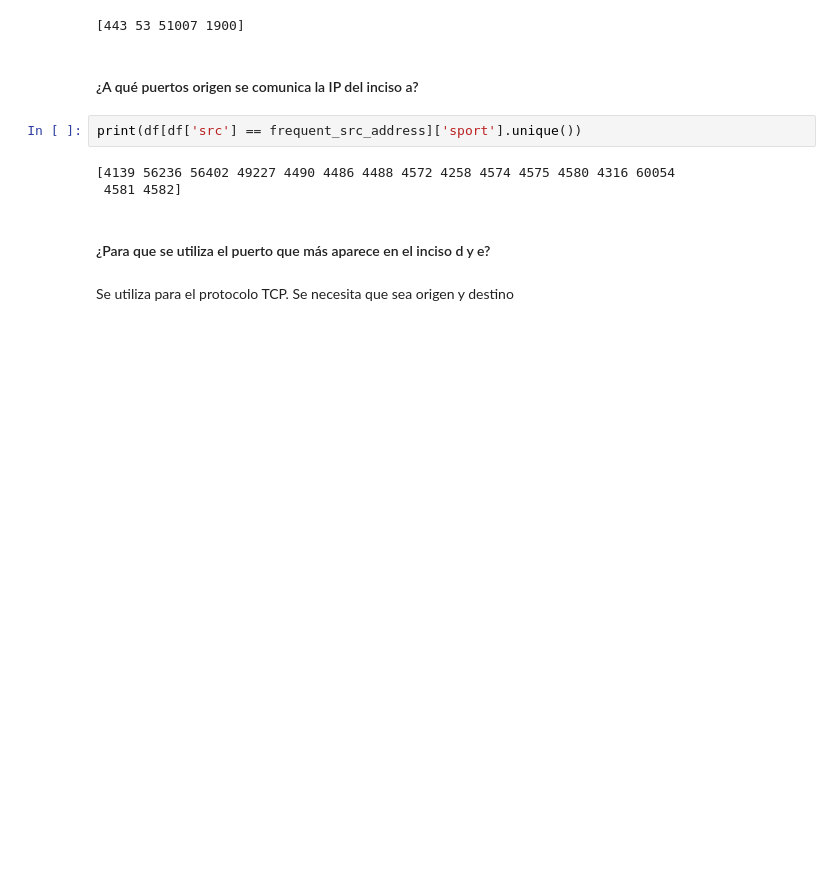
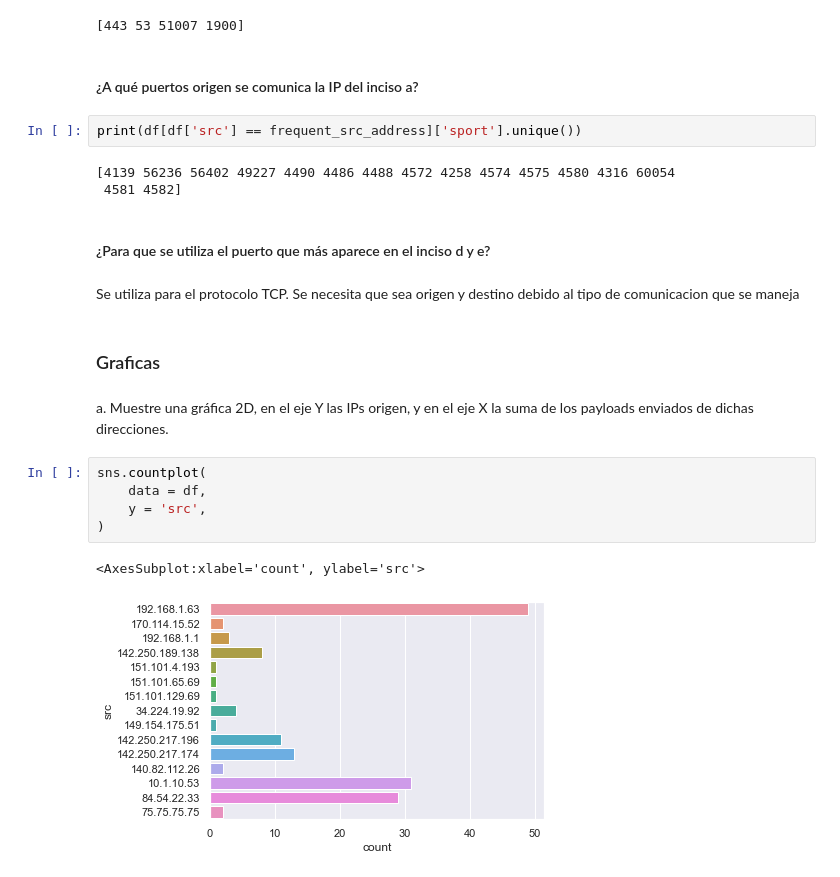
Before and after one commit to saritazavala/SDS-LAB05, a Jupyter notebook: Parte 1.ipynb, the cells around one changed output. Drawn from its saved outputs; the diff is of its cells as text; blank space fills up the shorter version.

```diff
--- a/Parte 1.ipynb
+++ b/Parte 1.ipynb
@@ -149,4 +149,16 @@ print(df[df['src'] == frequent_src_address]['sport'].unique())
 # %% [markdown]
 #### ¿Para que se utiliza el puerto que más aparece en el inciso  d y e?
 # %% [markdown]
-Se utiliza para el protocolo TCP. Se necesita que sea origen y destino
+Se utiliza para el protocolo TCP. Se necesita que sea origen y destino debido al tipo de comunicacion que se maneja
+# %% [markdown]
+### Graficas
+# %% [markdown]
+a. Muestre una gráfica 2D, en el eje Y las IPs origen, y en el eje X la suma de los payloads enviados de dichas direcciones.
+# %%
+sns.countplot(
+    data = df,
+    y = 'src',
+)
+# %% [output]
+<AxesSubplot:xlabel='count', ylabel='src'>
+[figure, added]
```
Also changed, not shown: parts of 27 cells of this notebook.
